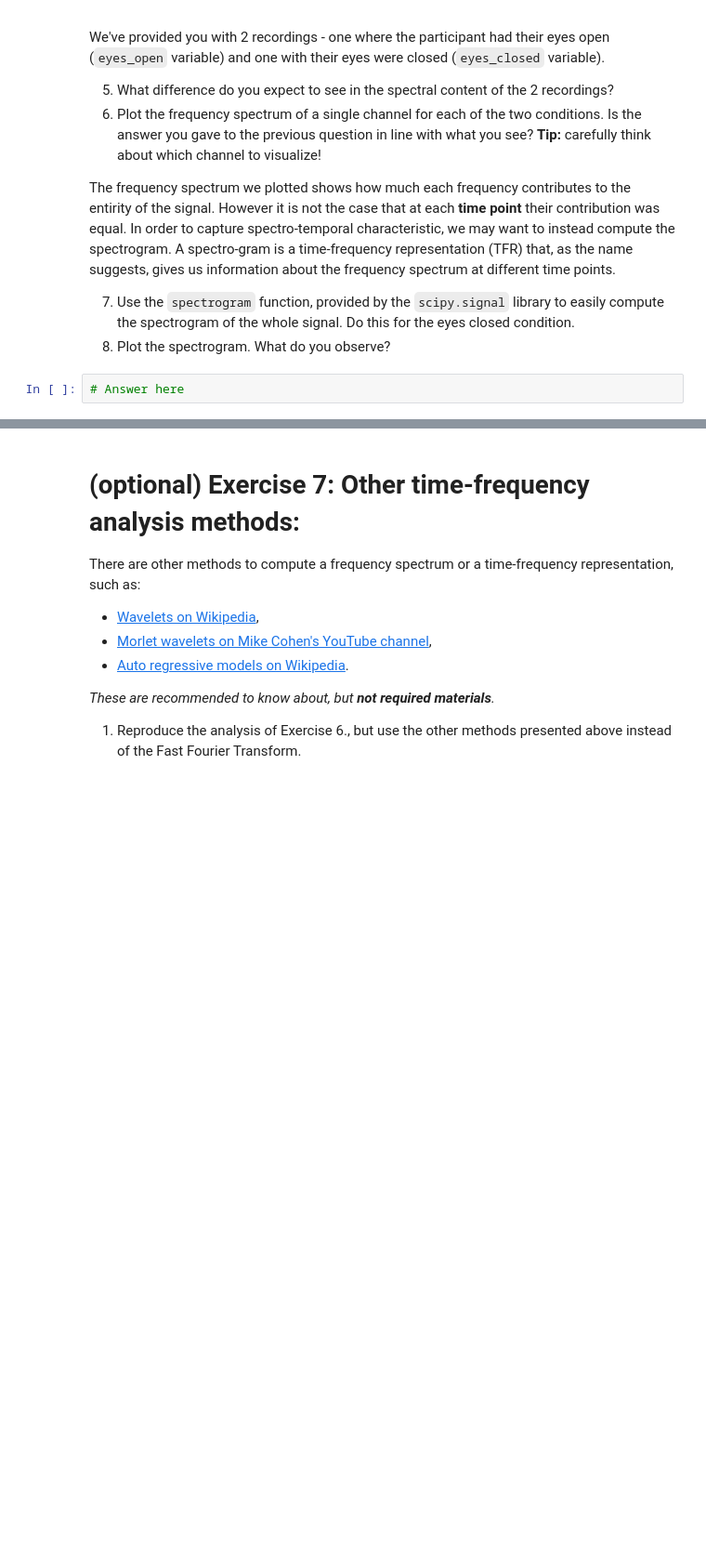
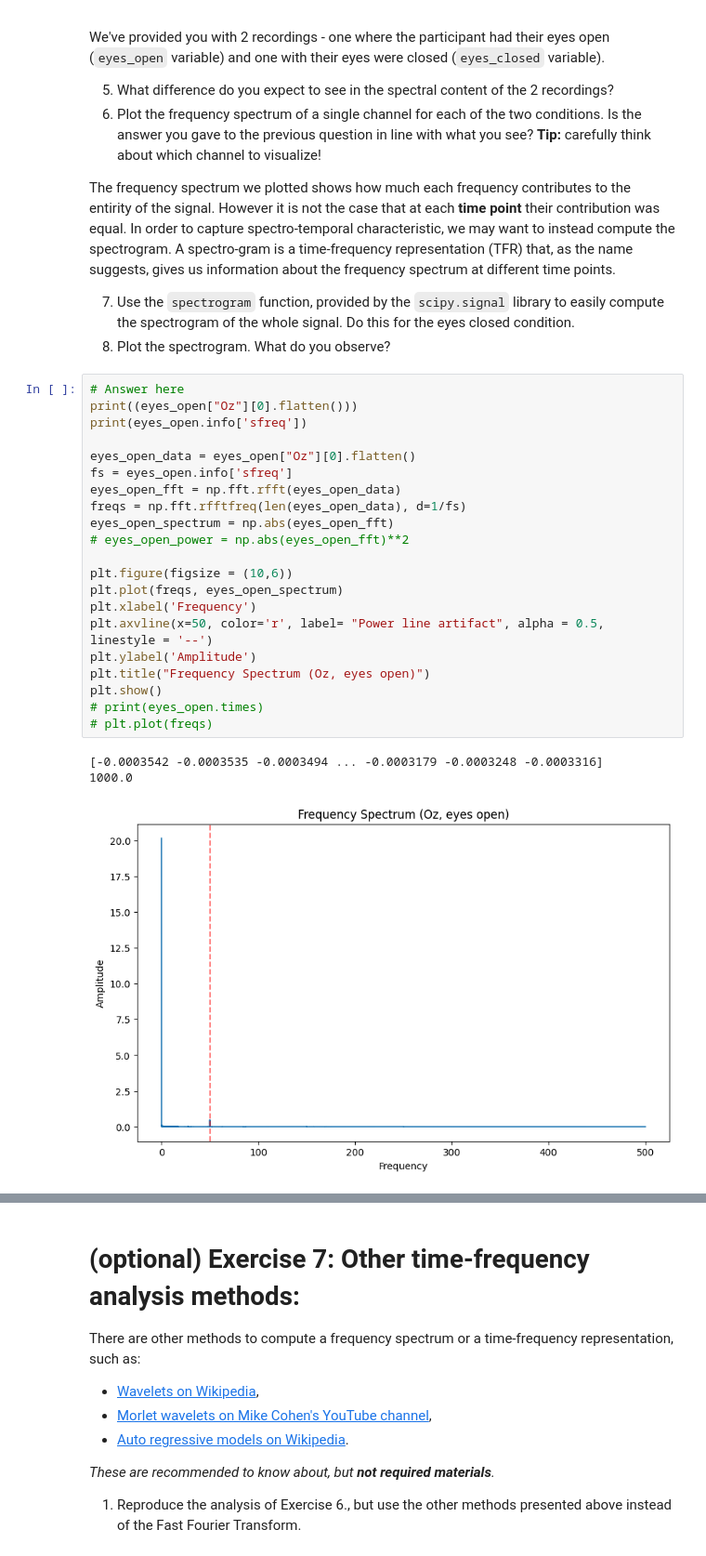
Before and after one commit to pschristodoulou/BCI_course, a Jupyter notebook: Assignments/Assignment8/assignment_08_signal_analysis.ipynb, the cells around one changed output, grey strips where cells are left out. Shown at 93% size. Cells and saved outputs as stored; diff of their text form; blank space fills up the shorter version.

```diff
--- a/Assignments/Assignment8/assignment_08_signal_analysis.ipynb
+++ b/Assignments/Assignment8/assignment_08_signal_analysis.ipynb
@@ -110,5 +139,28 @@ The frequency spectrum we plotted shows how much each frequency contributes to t
 
 7. Use the `spectrogram` function, provided by the `scipy.signal` library to easily compute the spectrogram of the whole signal. Do this for the eyes closed condition.
 8. Plot the spectrogram. What do you observe?
-# %%
-# Answer here
+# %%
+# Answer here
+print((eyes_open["Oz"][0].flatten()))
+print(eyes_open.info['sfreq'])
+
+eyes_open_data = eyes_open["Oz"][0].flatten()
+fs = eyes_open.info['sfreq']
+eyes_open_fft = np.fft.rfft(eyes_open_data)
+freqs = np.fft.rfftfreq(len(eyes_open_data), d=1/fs)
+eyes_open_spectrum = np.abs(eyes_open_fft)
+# eyes_open_power = np.abs(eyes_open_fft)**2
+
+plt.figure(figsize = (10,6))
+plt.plot(freqs, eyes_open_spectrum)
+plt.xlabel('Frequency')
+plt.axvline(x=50, color='r', label= "Power line artifact", alpha = 0.5, linestyle = '--')
+plt.ylabel('Amplitude')
+plt.title("Frequency Spectrum (Oz, eyes open)")
+plt.show()
+# print(eyes_open.times)
+# plt.plot(freqs)
+# %% [output]
+[-0.0003542 -0.0003535 -0.0003494 ... -0.0003179 -0.0003248 -0.0003316]
+1000.0
+[figure, added]
```
Also changed, not shown: parts of 10 cells of this notebook, 9 other files.
